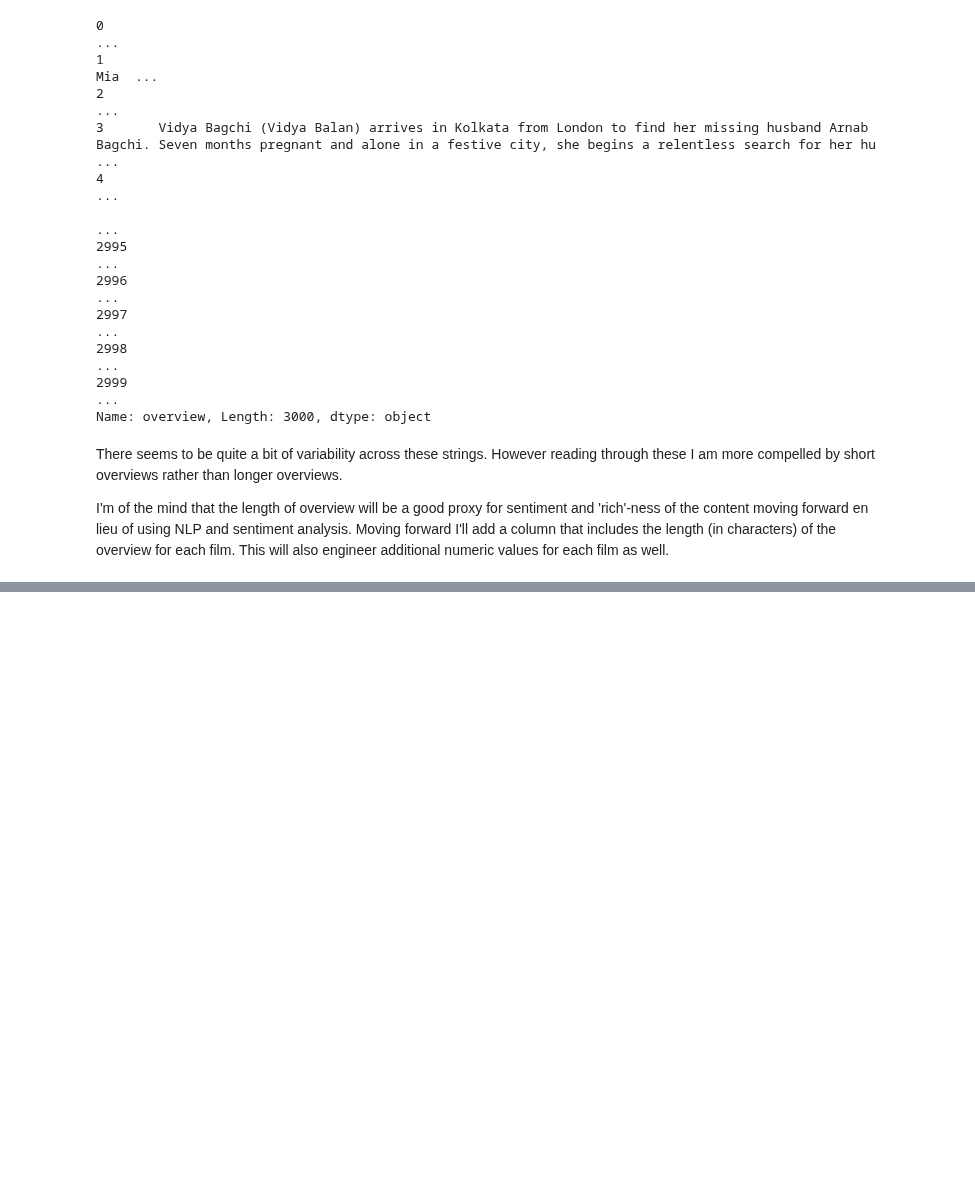
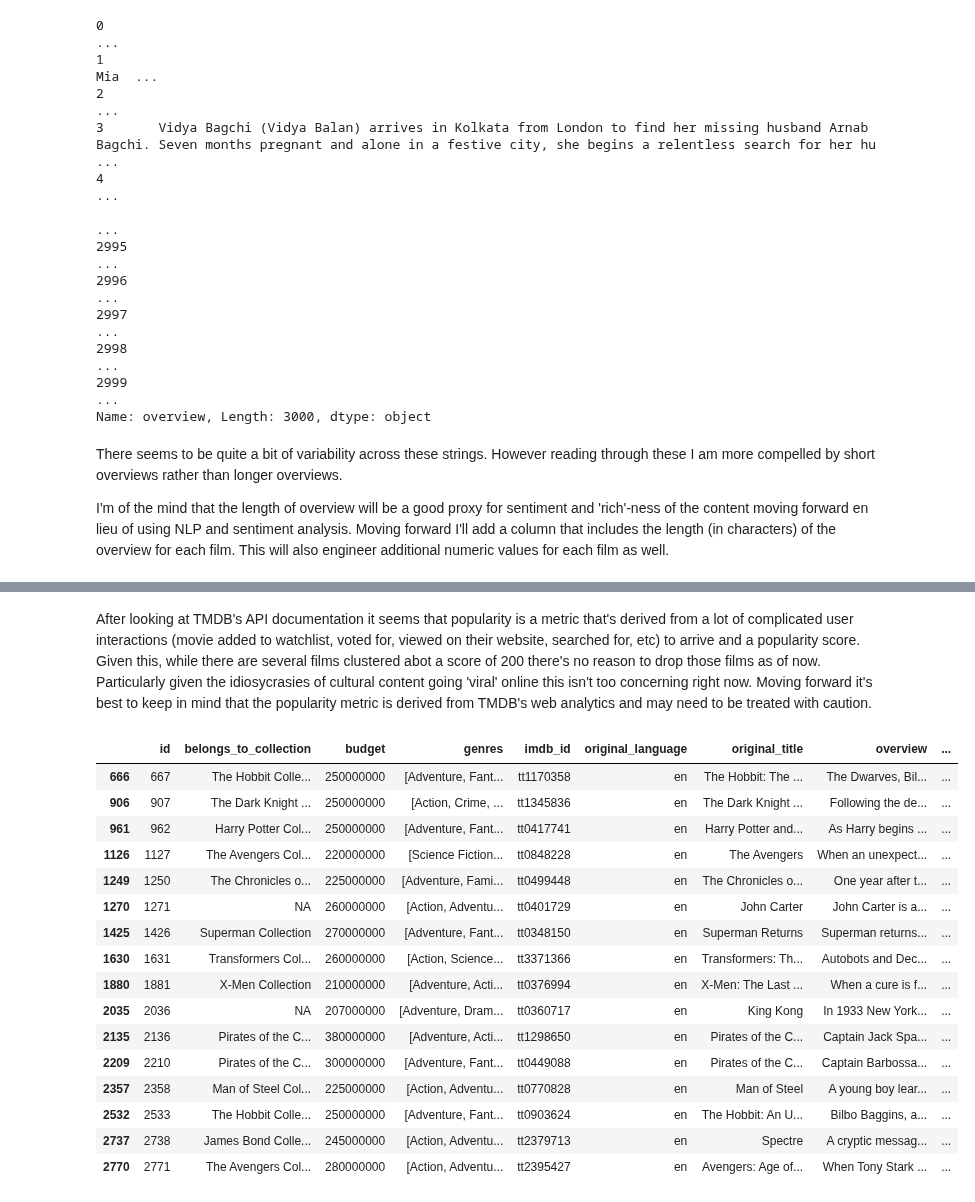
Before and after one commit to NickD-Dean/Springboard, a Jupyter notebook: Capstone Project 2/Data Wrangling - Box Office Revenue.ipynb, the cells around one changed output, grey strips where cells are left out. Drawn from its saved outputs; the diff is of its cells as text; code cells hidden in the pictures; blank space fills up the shorter version.

```diff
--- a/Capstone Project 2/Data Wrangling - Box Office Revenue.ipynb
+++ b/Capstone Project 2/Data Wrangling - Box Office Revenue.ipynb
@@ -570,0 +591,6 @@ TypeError: object of type 'float' has no len()
+# %%
+pd.set_option("display.max_colwidth", 20)
+
+Collection_bool = boxoffice['collectionbool']
+
+boxoffice.head()
@@ -570,0 +636,22 @@ TypeError: object of type 'float' has no len()
+# %% [markdown]
+After looking at TMDB's API documentation it seems that popularity is a metric that's derived from a lot of complicated user interactions (movie added to watchlist, voted for, viewed on their website, searched for, etc) to arrive and a popularity score. Given this, while there are several films clustered abot a score of 200 there's no reason to drop those films as of now.  Particularly given the idiosycrasies of cultural content going 'viral' online this isn't too concerning right now. Moving forward it's best to keep in mind that the popularity metric is derived from TMDB's web analytics and may need to be treated with caution.
+# %%
+boxoffice[boxoffice.budget > 2e8]   #examining films whose budget exceeded 2 million USD
+# %% [output]
+|  | id | belongs_to_collection | budget | genres | imdb_id | original_language | original_title | overview | ... |
+| 666 | 667 | The Hobbit Colle... | 250000000 | [Adventure, Fant... | tt1170358 | en | The Hobbit: The ... | The Dwarves, Bil... | ... |
+| 906 | 907 | The Dark Knight ... | 250000000 | [Action, Crime, ... | tt1345836 | en | The Dark Knight ... | Following the de... | ... |
+| 961 | 962 | Harry Potter Col... | 250000000 | [Adventure, Fant... | tt0417741 | en | Harry Potter and... | As Harry begins ... | ... |
+| 1126 | 1127 | The Avengers Col... | 220000000 | [Science Fiction... | tt0848228 | en | The Avengers | When an unexpect... | ... |
+| 1249 | 1250 | The Chronicles o... | 225000000 | [Adventure, Fami... | tt0499448 | en | The Chronicles o... | One year after t... | ... |
+| 1270 | 1271 | NA | 260000000 | [Action, Adventu... | tt0401729 | en | John Carter | John Carter is a... | ... |
+| 1425 | 1426 | Superman Collection | 270000000 | [Adventure, Fant... | tt0348150 | en | Superman Returns | Superman returns... | ... |
+| 1630 | 1631 | Transformers Col... | 260000000 | [Action, Science... | tt3371366 | en | Transformers: Th... | Autobots and Dec... | ... |
+| 1880 | 1881 | X-Men Collection | 210000000 | [Adventure, Acti... | tt0376994 | en | X-Men: The Last ... | When a cure is f... | ... |
+| 2035 | 2036 | NA | 207000000 | [Adventure, Dram... | tt0360717 | en | King Kong | In 1933 New York... | ... |
+| 2135 | 2136 | Pirates of the C... | 380000000 | [Adventure, Acti... | tt1298650 | en | Pirates of the C... | Captain Jack Spa... | ... |
+| 2209 | 2210 | Pirates of the C... | 300000000 | [Adventure, Fant... | tt0449088 | en | Pirates of the C... | Captain Barbossa... | ... |
+| 2357 | 2358 | Man of Steel Col... | 225000000 | [Action, Adventu... | tt0770828 | en | Man of Steel | A young boy lear... | ... |
+| 2532 | 2533 | The Hobbit Colle... | 250000000 | [Adventure, Fant... | tt0903624 | en | The Hobbit: An U... | Bilbo Baggins, a... | ... |
+| 2737 | 2738 | James Bond Colle... | 245000000 | [Action, Adventu... | tt2379713 | en | Spectre | A cryptic messag... | ... |
+| 2770 | 2771 | The Avengers Col... | 280000000 | [Action, Adventu... | tt2395427 | en | Avengers: Age of... | When Tony Stark ... | ... |
```
Also changed, not shown: parts of 22 cells of this notebook.
